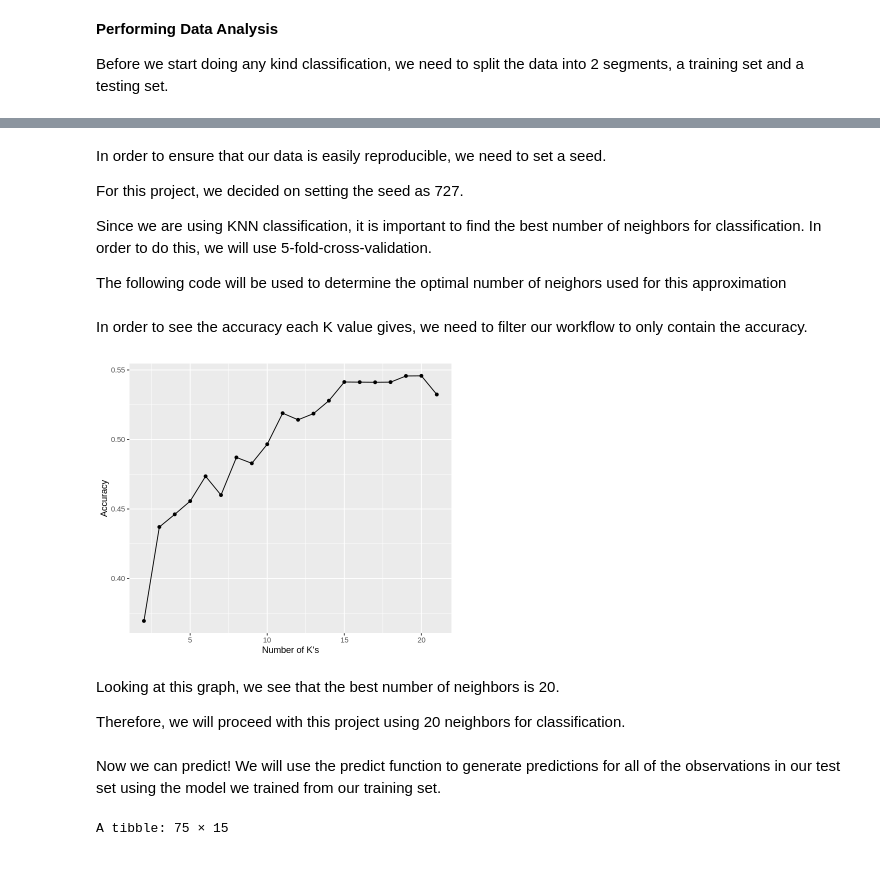
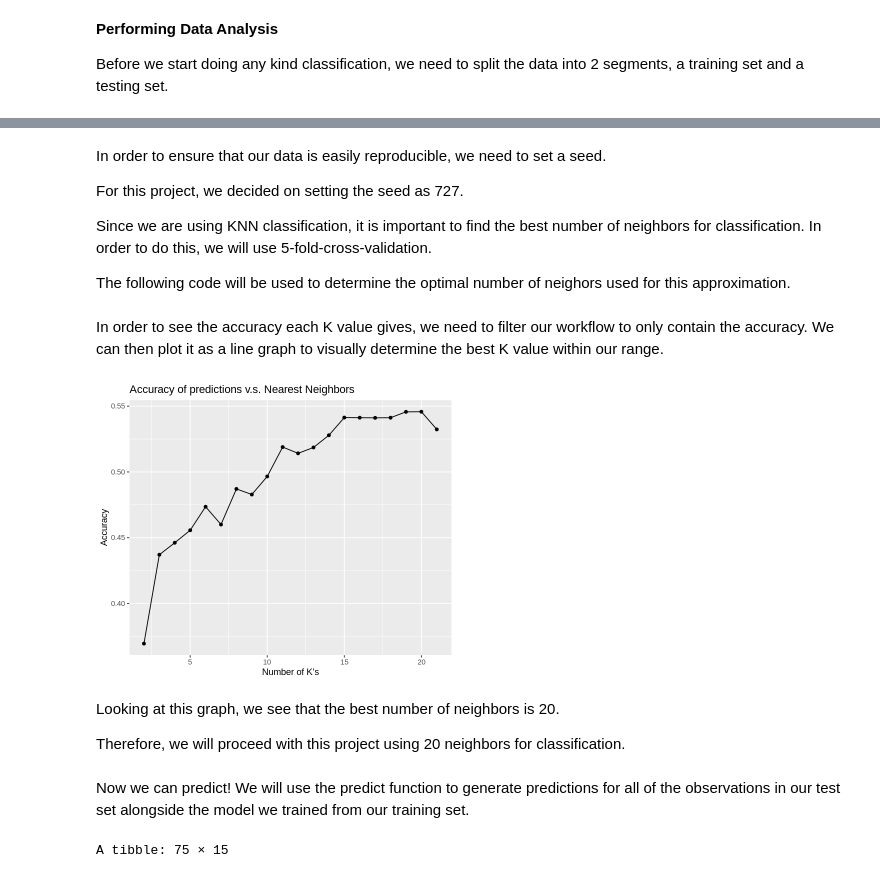
Before and after one commit to 000557A/DSCI-100-Project, a Jupyter notebook: Report.ipynb, the cells around one changed output, grey strips where cells are left out. Saved outputs shown, nothing was run; the diff lists cells and outputs as text; code cells hidden in the pictures.

```diff
--- a/Report.ipynb
+++ b/Report.ipynb
@@ -120,7 +159,7 @@ For this project, we decided on setting the seed as 727.
 Since we are using KNN classification, it is important to find the best number of neighbors for classification.
 In order to do this, we will use 5-fold-cross-validation.
 
-The following code will be used to determine the optimal number of neighors used for this approximation
+The following code will be used to determine the optimal number of neighors used for this approximation.
 # %%
 set.seed(727)
 
@@ -136,24 +175,25 @@ heart_wkfl <- workflow ()|>
             tune_grid(resamples = heart_vfold, grid = kvalues)|>
             collect_metrics()
 # %% [markdown]
-In order to see the accuracy each K value gives, we need to filter our workflow to only contain the accuracy.
+In order to see the accuracy each K value gives, we need to filter our workflow to only contain the accuracy. We can then plot it as a line graph to visually determine the best K value within our range.
 # %%
 accuracy_data <- heart_wkfl |>
             filter(.metric == "accuracy")
 # %%
 options(repr.plot.height = 5, repr.plot.width = 6)
 # This top part is to make the graph fit the screen better
 
 cross_val_plot <- accuracy_data |>
     ggplot(aes (x = neighbors, y = mean))+
     geom_point()+
     geom_line(aes(x = neighbors, y = mean))+
     xlab("Number of K's")+
-    ylab ("Accuracy")
+    ylab ("Accuracy")+
+ggtitle("Accuracy of predictions v.s. Nearest Neighbors")
 
 cross_val_plot
 # %% [output]
-[figure, old version]
+[figure, new version]
 # %% [markdown]
 Looking at this graph, we see that the best number of neighbors is 20.
 
@@ -171,7 +211,7 @@ heart_fit <- workflow() |>
        add_model(knn_spec) |>
        fit(data = heart_train)
 # %% [markdown]
-Now we can predict! We will use the predict function to generate predictions for all of the observations in our test set using the model we trained from our training set.
+Now we can predict! We will use the predict function to generate predictions for all of the observations in our test set alongside the model we trained from our training set.
 # %%
 set.seed(727)
 heart_test_predictions <- predict(heart_fit , heart_test) |>
```
Also changed, not shown: parts of 17 cells of this notebook.
